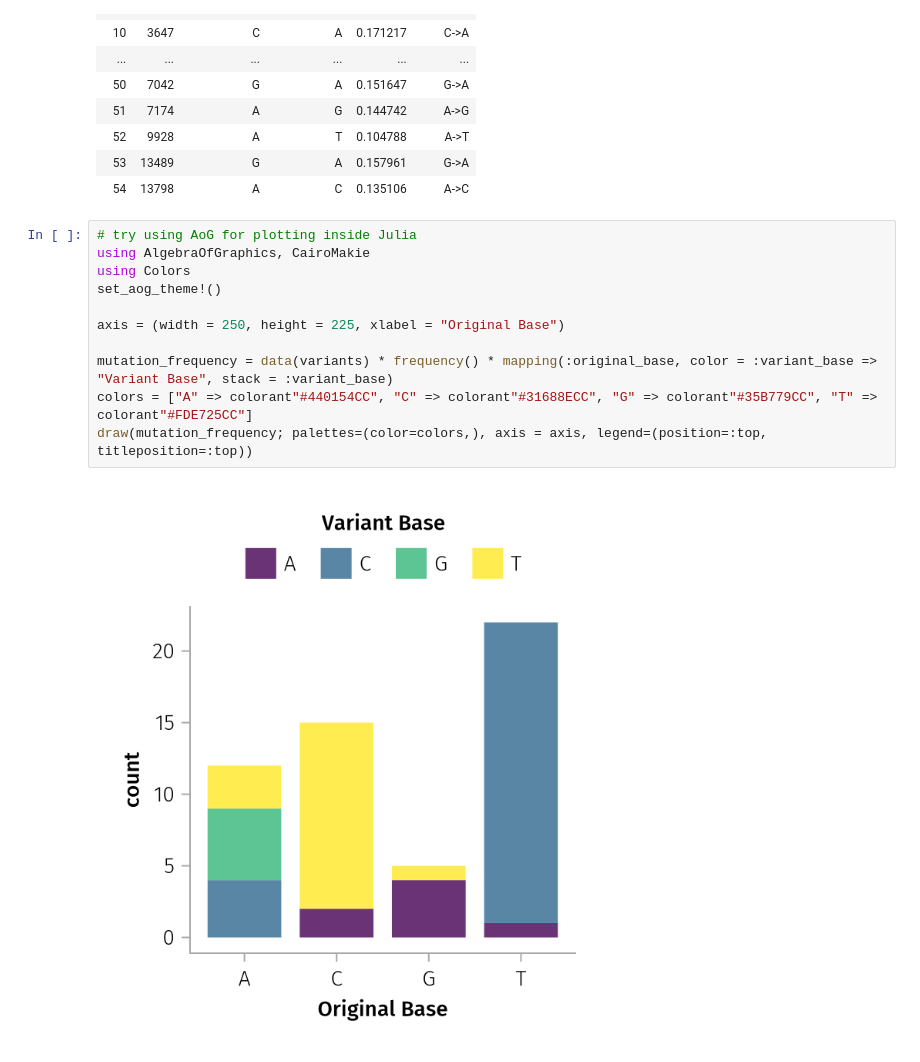
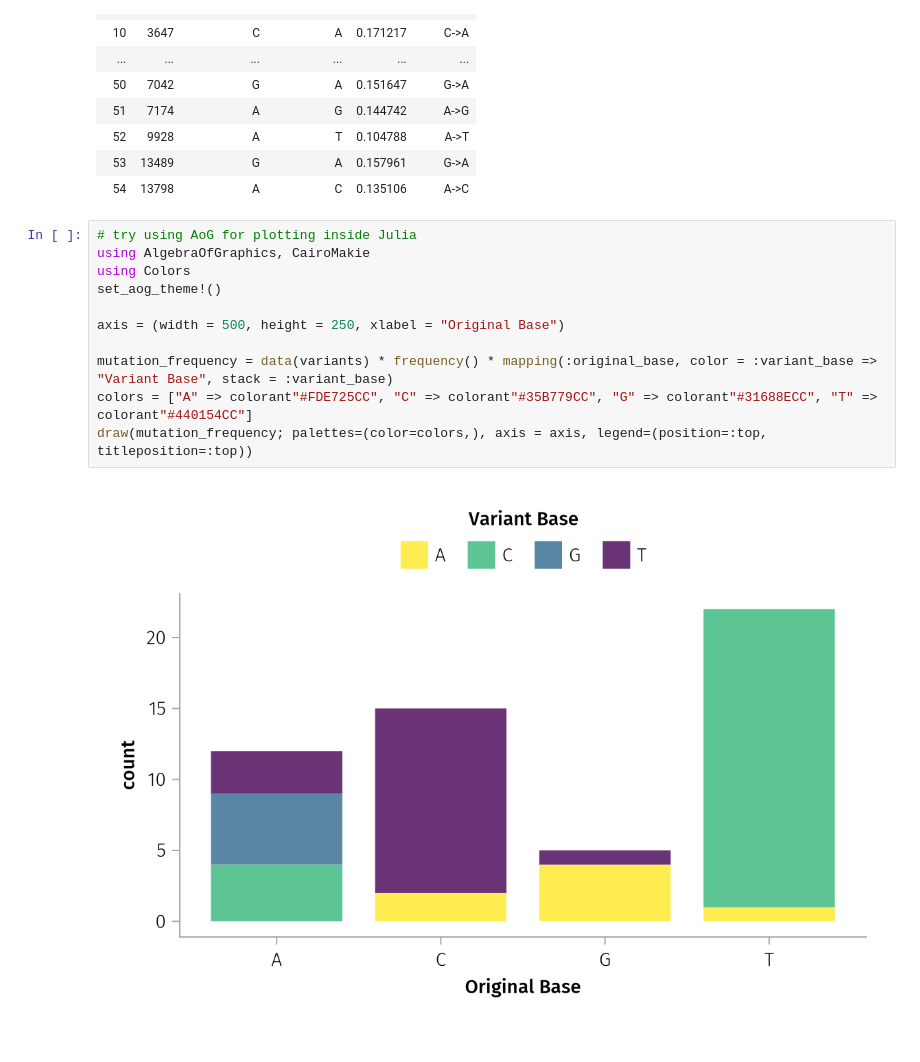
Before and after one commit to ewanwsmith/RSV_haplotype_reconstruction, a Jupyter notebook: src/variants.ipynb, the cells around one changed output. Cells and saved outputs as stored; diff of their text form.

Commit message:
add viridis /4 colour scheme to plot

```diff
--- a/src/variants.ipynb
+++ b/src/variants.ipynb
@@ -172,13 +172,13 @@ variants = call_muts(variants)
 # %%
 # try using AoG for plotting inside Julia
 using AlgebraOfGraphics, CairoMakie
 using Colors
 set_aog_theme!()
 
-axis = (width = 250, height = 225, xlabel = "Original Base")
+axis = (width = 500, height = 250, xlabel = "Original Base")
 
 mutation_frequency = data(variants) * frequency() * mapping(:original_base, color = :variant_base => "Variant Base", stack = :variant_base)
-colors = ["A" => colorant"#440154CC", "C" => colorant"#31688ECC", "G" => colorant"#35B779CC", "T" => colorant"#FDE725CC"]
+colors = ["A" => colorant"#FDE725CC", "C" => colorant"#35B779CC", "G" => colorant"#31688ECC", "T" => colorant"#440154CC"]
 draw(mutation_frequency; palettes=(color=colors,), axis = axis, legend=(position=:top, titleposition=:top))
 # %% [output]
-[figure, old version]
+[figure, new version]
```
